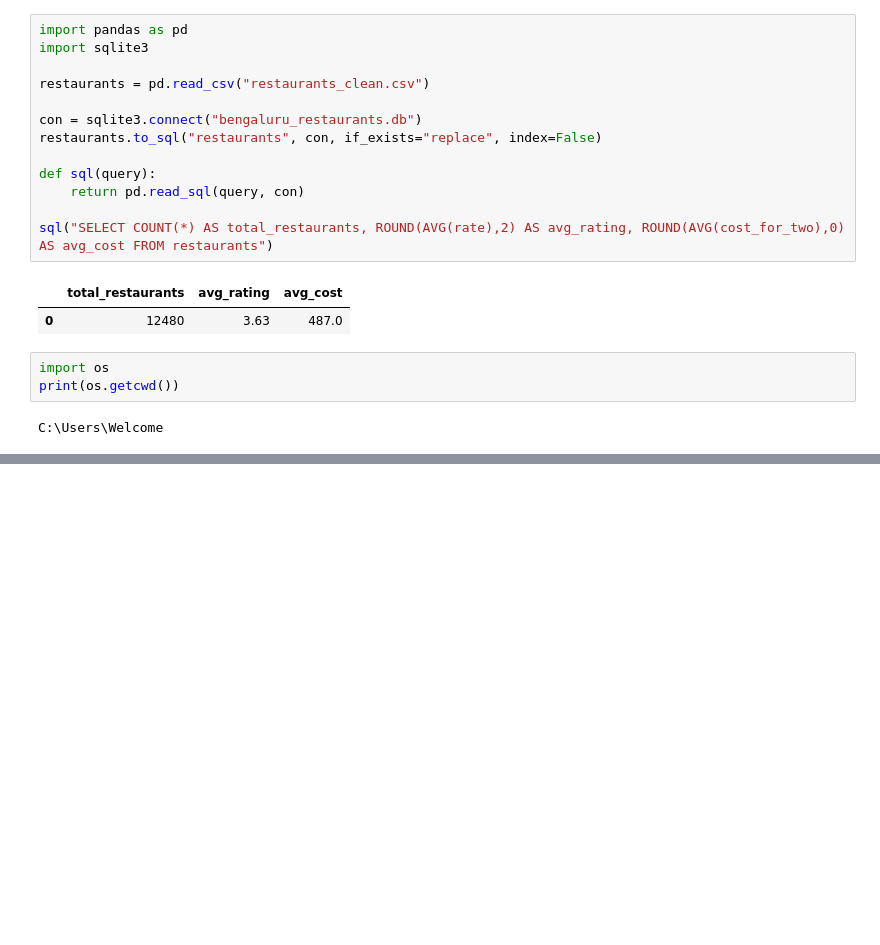
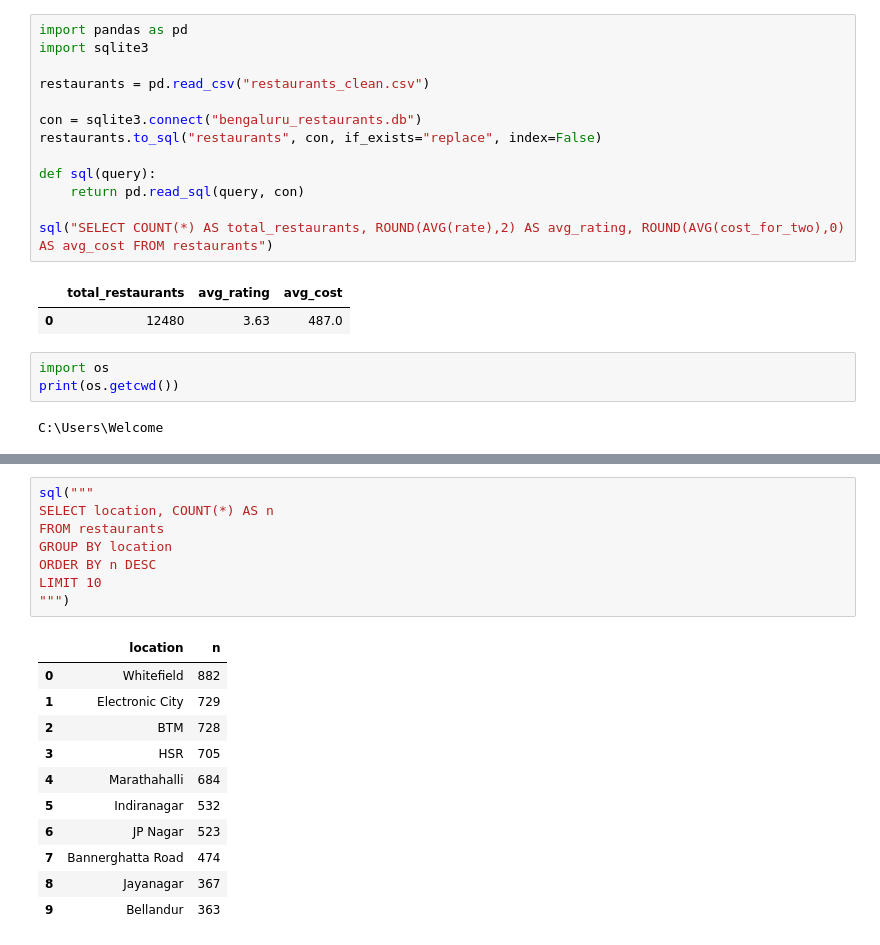
Before and after one commit to Abdu1mann/bengaluru-restaurant-analysis, a Jupyter notebook: bengaluru_restaurants.ipynb, the cells around one changed output, grey strips where cells are left out. Saved outputs shown, nothing was run; the diff lists cells and outputs as text; blank space fills up the shorter version.

```diff
--- a/bengaluru_restaurants.ipynb
+++ b/bengaluru_restaurants.ipynb
@@ -145,0 +162,20 @@ C:\Users\Welcome
+# %%
+sql("""
+SELECT location, COUNT(*) AS n
+FROM restaurants
+GROUP BY location
+ORDER BY n DESC
+LIMIT 10
+""")
+# %% [output]
+|  | location | n |
+| 0 | Whitefield | 882 |
+| 1 | Electronic City | 729 |
+| 2 | BTM | 728 |
+| 3 | HSR | 705 |
+| 4 | Marathahalli | 684 |
+| 5 | Indiranagar | 532 |
+| 6 | JP Nagar | 523 |
+| 7 | Bannerghatta Road | 474 |
+| 8 | Jayanagar | 367 |
+| 9 | Bellandur | 363 |
```
Also changed, not shown: parts of 11 cells of this notebook, 4 other files.
